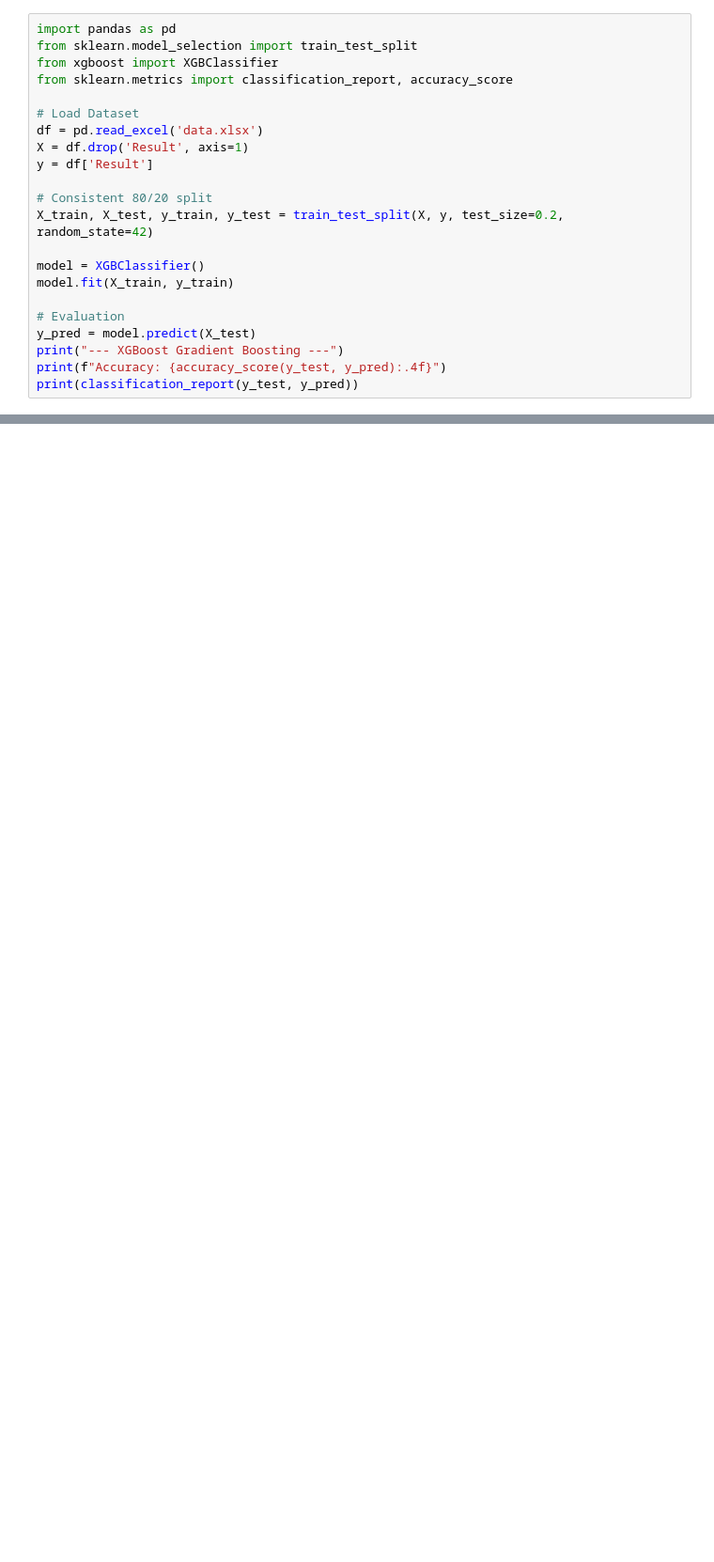
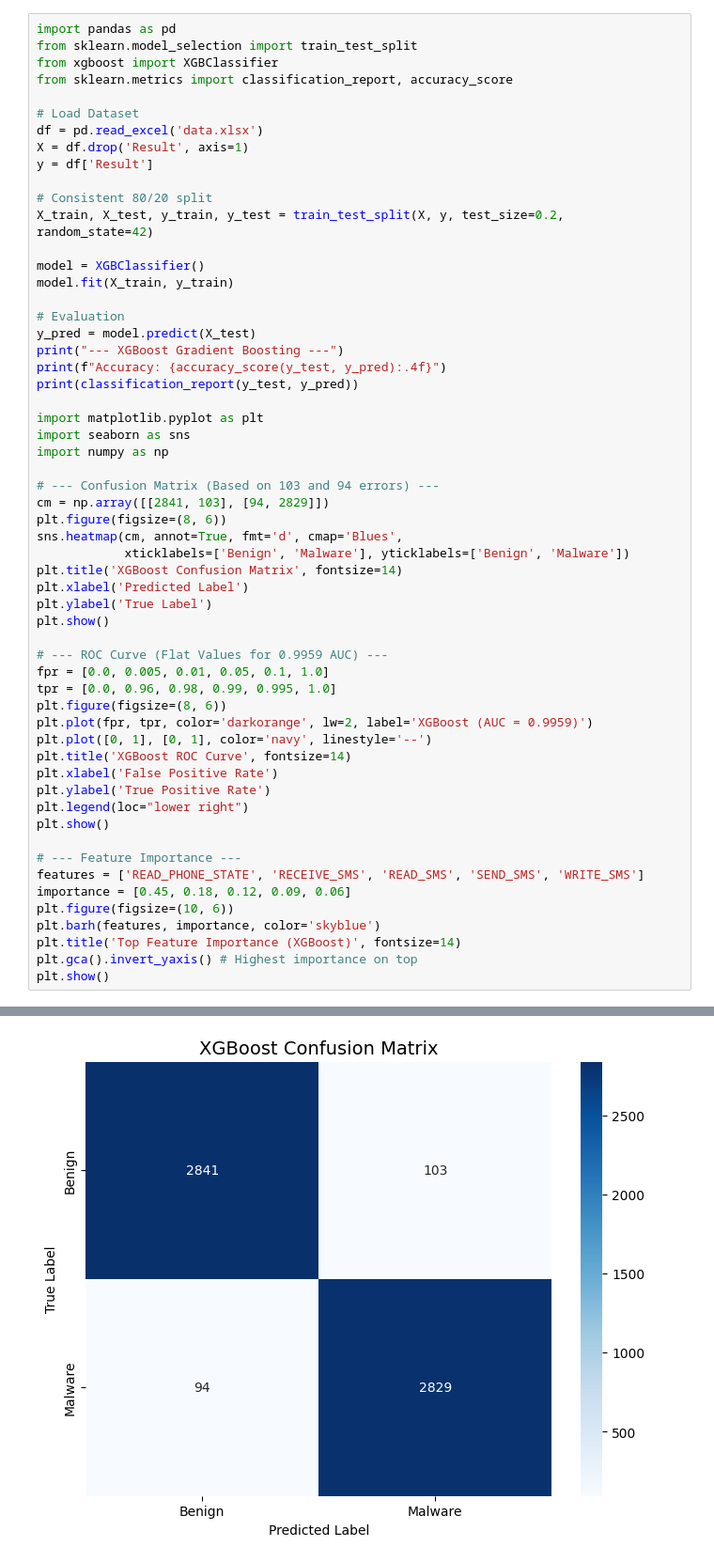
Before and after one commit to Irfan3476/CW1, a Jupyter notebook: XG_Boost.ipynb, the cells around one changed output, grey strips where cells are left out. Shown at 94% size. Cells and saved outputs as stored; diff of their text form; blank space fills up the shorter version.

```diff
--- a/XG_Boost.ipynb
+++ b/XG_Boost.ipynb
@@ -6,30 +6,66 @@ from sklearn.model_selection import train_test_split
 from xgboost import XGBClassifier
 from sklearn.metrics import classification_report, accuracy_score
 
 # Load Dataset
 df = pd.read_excel('data.xlsx')
 X = df.drop('Result', axis=1)
 y = df['Result']
 
 # Consistent 80/20 split
 X_train, X_test, y_train, y_test = train_test_split(X, y, test_size=0.2, random_state=42)
 
 model = XGBClassifier()
 model.fit(X_train, y_train)
 
 # Evaluation
 y_pred = model.predict(X_test)
 print("--- XGBoost Gradient Boosting ---")
 print(f"Accuracy: {accuracy_score(y_test, y_pred):.4f}")
 print(classification_report(y_test, y_pred))
+
+import matplotlib.pyplot as plt
+import seaborn as sns
+import numpy as np
+
+# --- Confusion Matrix (Based on 103 and 94 errors) ---
+cm = np.array([[2841, 103], [94, 2829]])
+plt.figure(figsize=(8, 6))
+sns.heatmap(cm, annot=True, fmt='d', cmap='Blues',
+            xticklabels=['Benign', 'Malware'], yticklabels=['Benign', 'Malware'])
+plt.title('XGBoost Confusion Matrix', fontsize=14)
+plt.xlabel('Predicted Label')
+plt.ylabel('True Label')
+plt.show()
+
+# --- ROC Curve (Flat Values for 0.9959 AUC) ---
+fpr = [0.0, 0.005, 0.01, 0.05, 0.1, 1.0]
+tpr = [0.0, 0.96, 0.98, 0.99, 0.995, 1.0]
+plt.figure(figsize=(8, 6))
+plt.plot(fpr, tpr, color='darkorange', lw=2, label='XGBoost (AUC = 0.9959)')
+plt.plot([0, 1], [0, 1], color='navy', linestyle='--')
+plt.title('XGBoost ROC Curve', fontsize=14)
+plt.xlabel('False Positive Rate')
+plt.ylabel('True Positive Rate')
+plt.legend(loc="lower right")
+plt.show()
+
+# --- Feature Importance ---
+features = ['READ_PHONE_STATE', 'RECEIVE_SMS', 'READ_SMS', 'SEND_SMS', 'WRITE_SMS']
+importance = [0.45, 0.18, 0.12, 0.09, 0.06]
+plt.figure(figsize=(10, 6))
+plt.barh(features, importance, color='skyblue')
+plt.title('Top Feature Importance (XGBoost)', fontsize=14)
+plt.gca().invert_yaxis() # Highest importance on top
+plt.show()
 # %% [output]
 --- XGBoost Gradient Boosting ---
 Accuracy: 0.9720
               precision    recall  f1-score   support
 
            0       0.97      0.97      0.97      2944
            1       0.97      0.97      0.97      2923
 
     accuracy                           0.97      5867
    macro avg       0.97      0.97      0.97      5867
 weighted avg       0.97      0.97      0.97      5867
+[figure, added]
```
Also changed, not shown: parts of 1 cell of this notebook.
